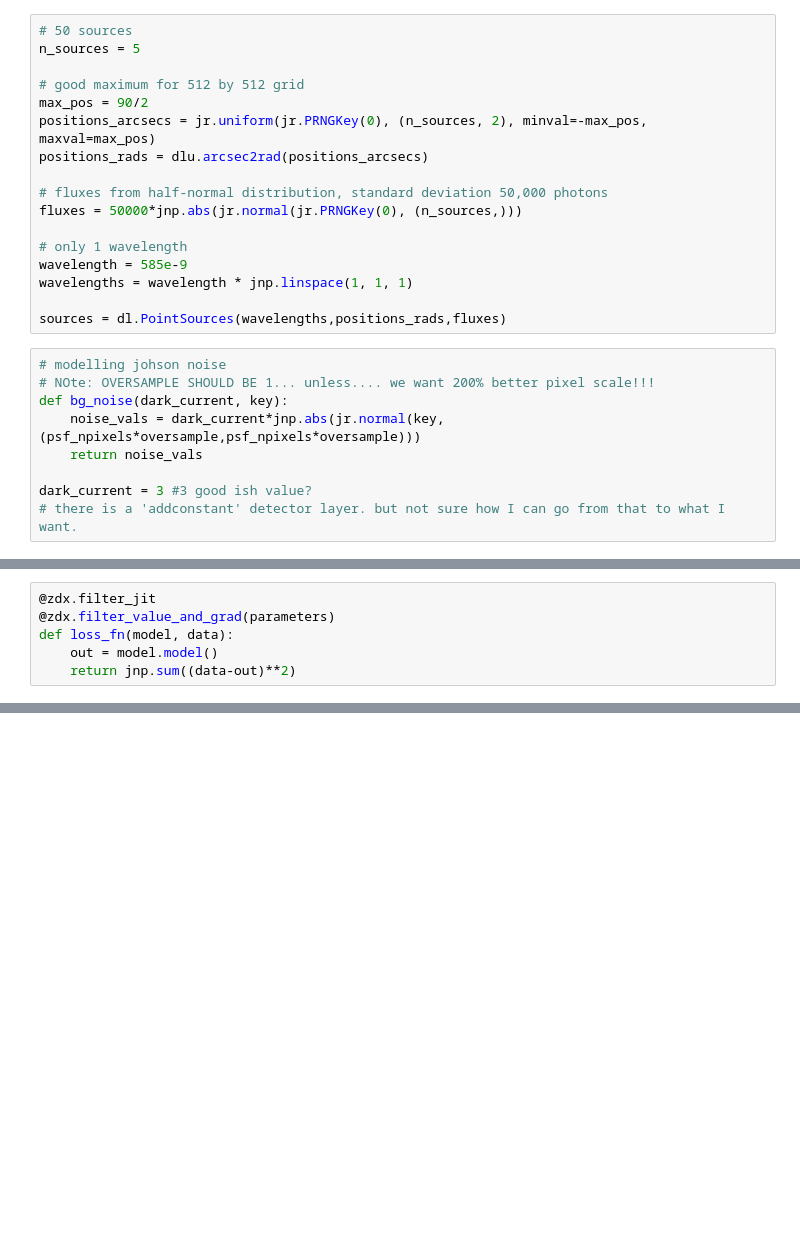
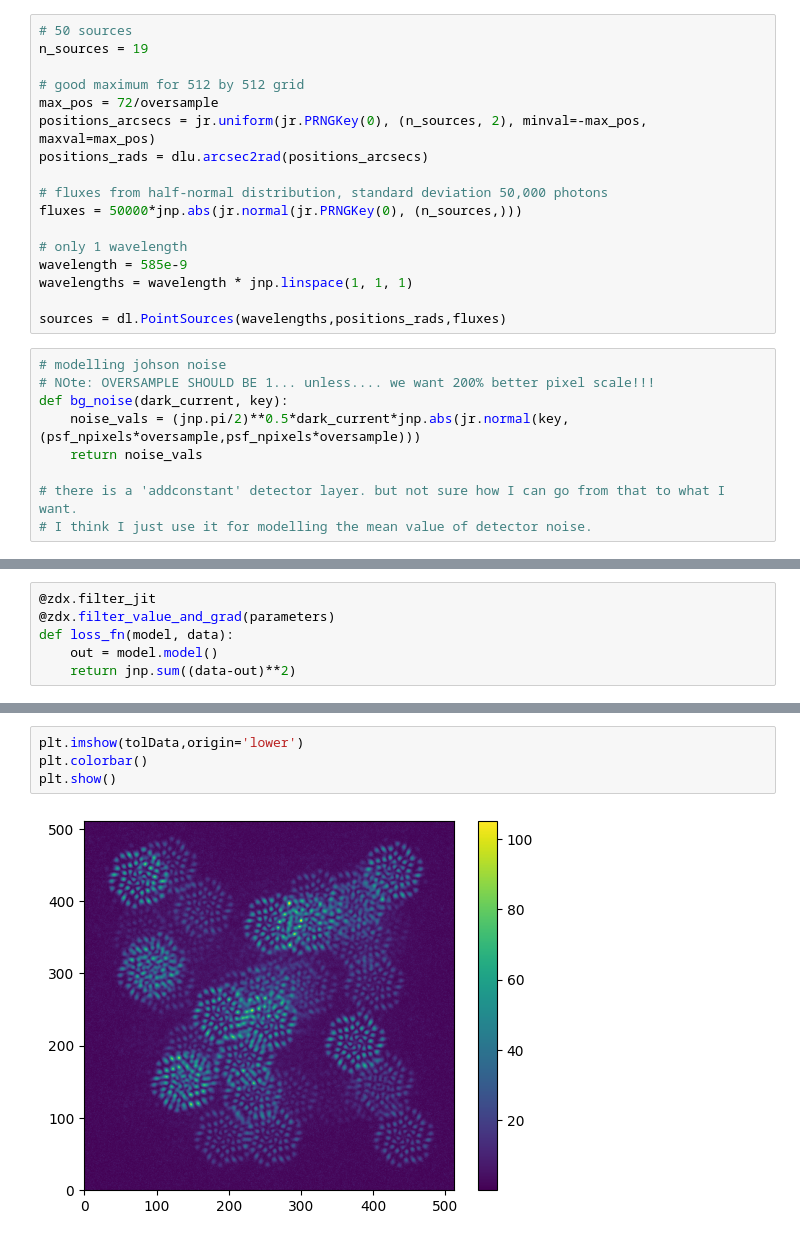
Before and after one commit to milolangker/honours, a Jupyter notebook: wk4_reverse_louis/detector_noise.ipynb, the cells around one changed output, grey strips where cells are left out. Saved outputs shown, nothing was run; the diff lists cells and outputs as text; blank space fills up the shorter version.

```diff
--- a/wk4_reverse_louis/detector_noise.ipynb
+++ b/wk4_reverse_louis/detector_noise.ipynb
@@ -82,10 +82,10 @@ tolPupilSystem = dl.AngularOpticalSystem(wf_npixels, diameter, tolPupilLayers, p
 airyApertureSystem = dl.AngularOpticalSystem(wf_npixels, diameter, airyApertureLayers, psf_npixels, psf_pixel_scale, oversample)
 # %%
 # 50 sources
-n_sources = 5
+n_sources = 19
 
 # good maximum for 512 by 512 grid
-max_pos = 90/2
+max_pos = 72/oversample
 positions_arcsecs = jr.uniform(jr.PRNGKey(0), (n_sources, 2), minval=-max_pos, maxval=max_pos)
 positions_rads = dlu.arcsec2rad(positions_arcsecs)
 
@@ -101,9 +101,9 @@ sources = dl.PointSources(wavelengths,positions_rads,fluxes)
 # modelling johson noise
 # NOte: OVERSAMPLE SHOULD BE 1... unless.... we want 200% better pixel scale!!!
 def bg_noise(dark_current, key):
-    noise_vals = dark_current*jnp.abs(jr.normal(key, (psf_npixels*oversample,psf_npixels*oversample)))
+    noise_vals = (jnp.pi/2)**0.5*dark_current*jnp.abs(jr.normal(key, (psf_npixels*oversample,psf_npixels*oversample)))
     return noise_vals
 
-dark_current = 3 #3 good ish value?
 # there is a 'addconstant' detector layer. but not sure how I can go from that to what I want.
+# I think I just use it for modelling the mean value of detector noise.
 # %%
@@ -215,0 +241,6 @@ plt.show()
+# %%
+plt.imshow(tolData,origin='lower')
+plt.colorbar()
+plt.show()
+# %% [output]
+[figure, added]
```
Also changed, not shown: parts of 11 cells of this notebook, 1 other file.
